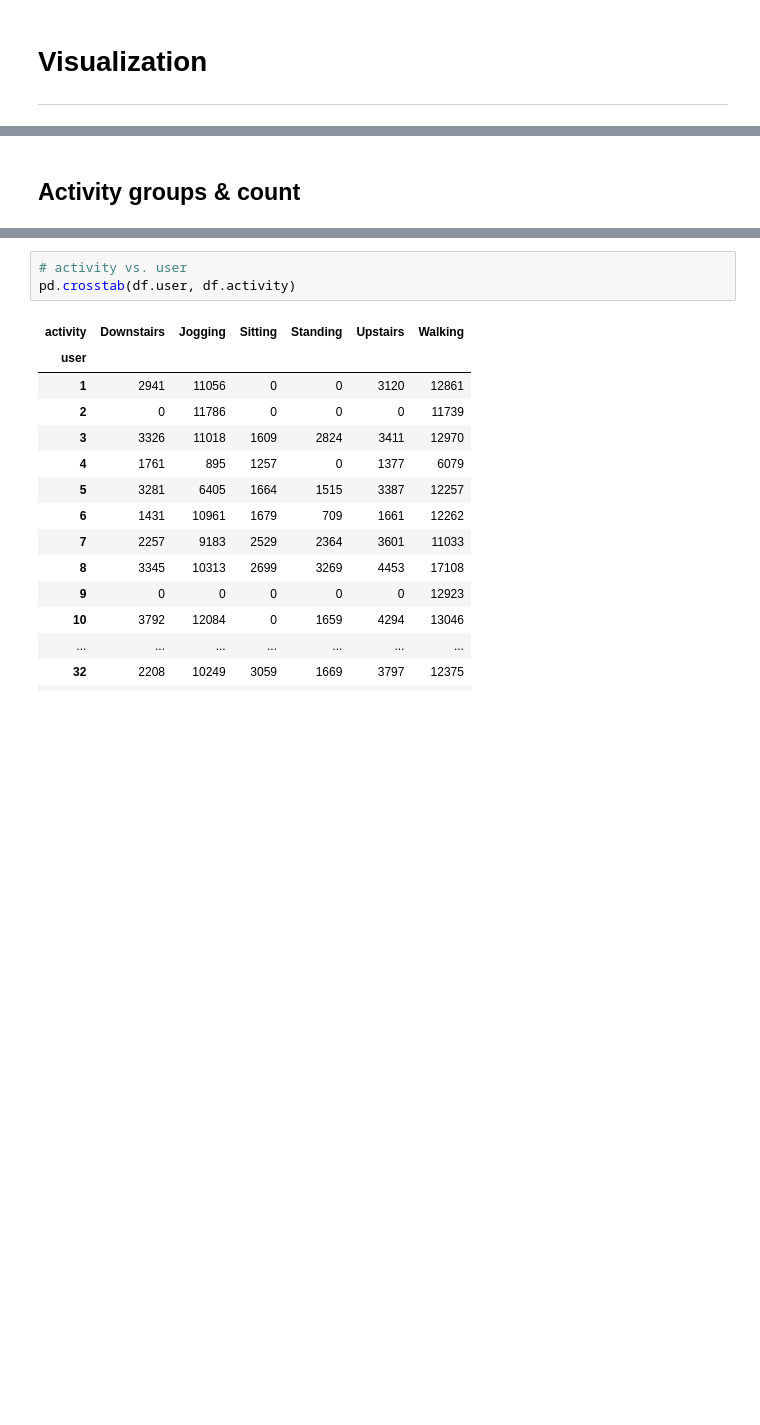
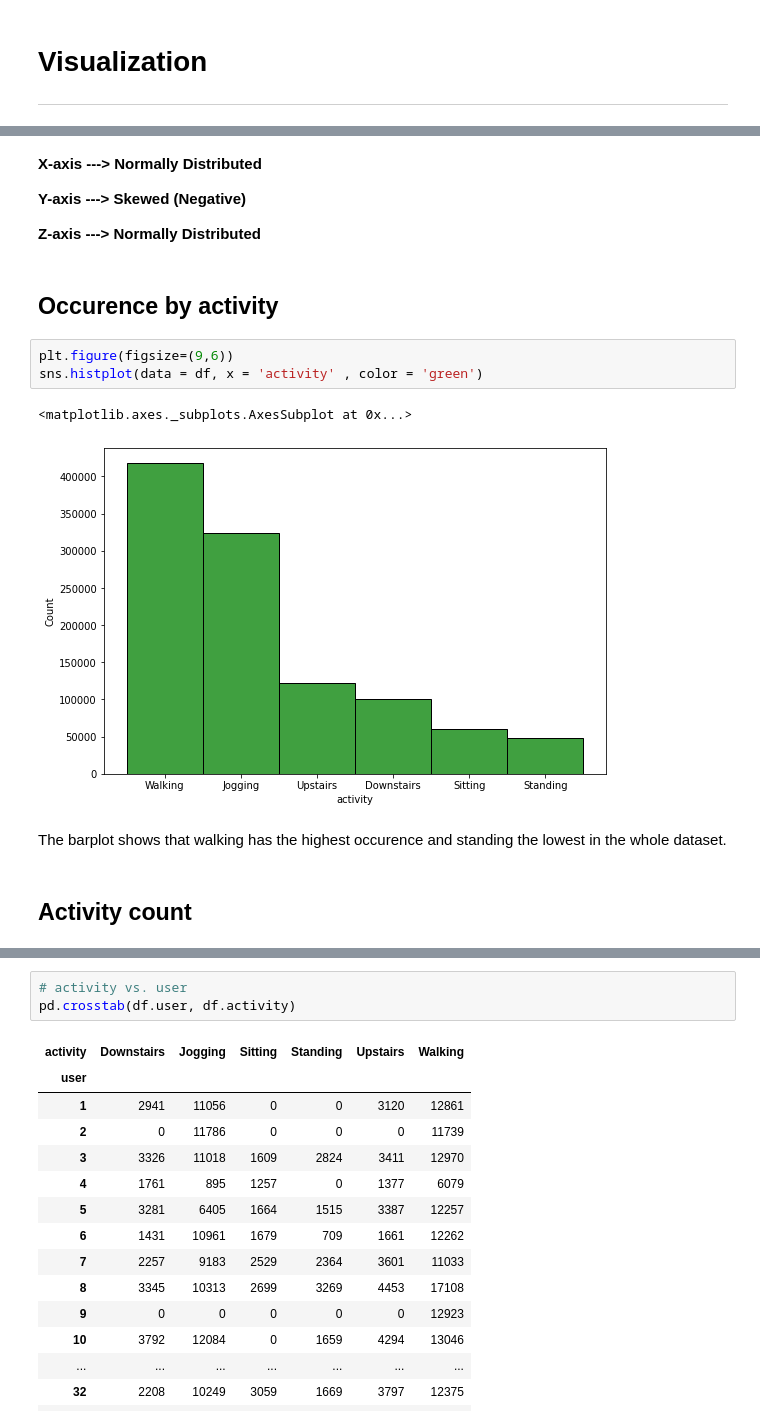
Before and after one commit to emranffl/human-activity-recognition, a Jupyter notebook: human_activity_recognition.ipynb, the cells around one changed output, grey strips where cells are left out. Cells and saved outputs as stored; diff of their text form; blank space fills up the shorter version.

```diff
--- a/human_activity_recognition.ipynb
+++ b/human_activity_recognition.ipynb
@@ -58,5 +79,25 @@ memory usage: 49.1+ MB
+# %% [markdown]
+**X-axis ---> Normally Distributed**
+
+
+
+**Y-axis ---> Skewed (Negative)**
+
+
+
+**Z-axis ---> Normally Distributed**
+# %% [markdown]
+## Occurence by activity
+# %%
+plt.figure(figsize=(9,6))
+sns.histplot(data = df, x = 'activity' , color = 'green')
+# %% [output]
+<matplotlib.axes._subplots.AxesSubplot at 0x...>
+[figure, added]
+# %% [markdown]
+The barplot shows that walking has the highest occurence and standing the lowest in the whole dataset.
 # %% [markdown]
-## Activity groups & count
+## Activity count
 # %%
 # activities
 activity_stats = df.activity.value_counts()
```
Also changed, not shown: parts of 25 cells of this notebook.
